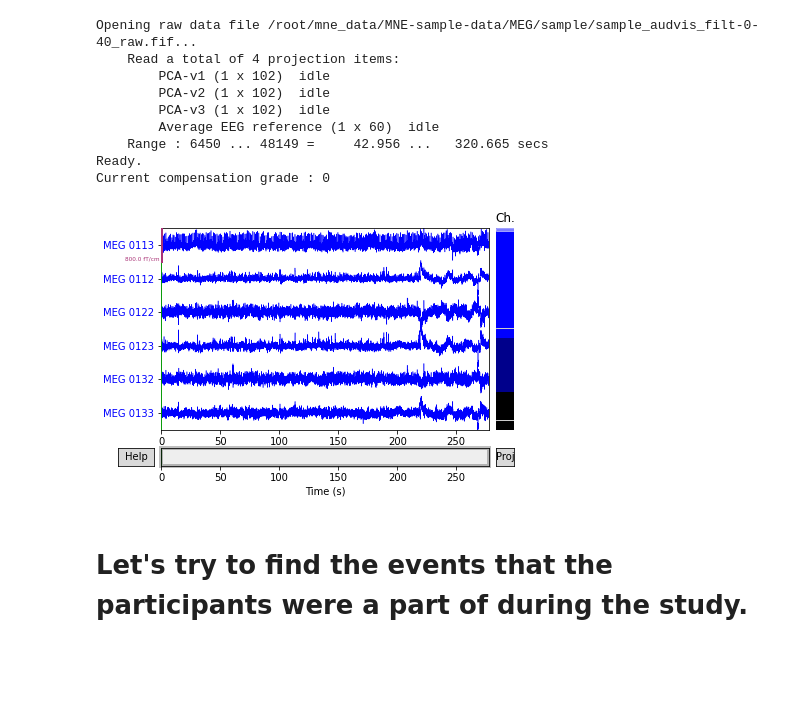
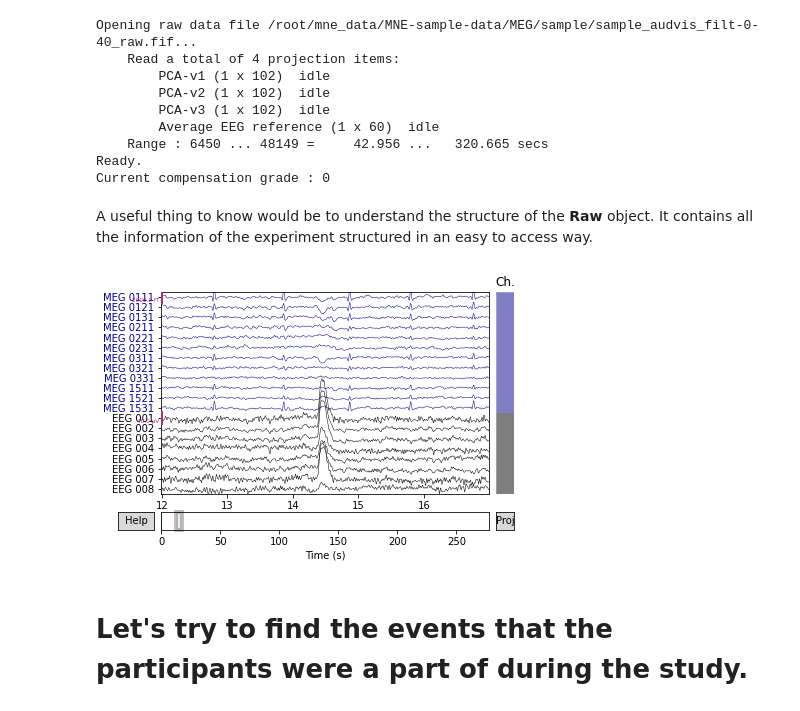
Before and after one commit to simpleParadox/PSYCO-576-Fall-2020, a Jupyter notebook: PSYCO_576_ML_for_Psychology_DW_1.ipynb, the cells around one changed output. Cells and saved outputs as stored; diff of their text form; code cells hidden in the pictures; blank space fills up the shorter version.

```diff
--- a/PSYCO_576_ML_for_Psychology_DW_1.ipynb
+++ b/PSYCO_576_ML_for_Psychology_DW_1.ipynb
@@ -100,14 +103,24 @@ Opening raw data file /root/mne_data/MNE-sample-data/MEG/sample/sample_audvis_fi
     Range : 6450 ... 48149 =     42.956 ...   320.665 secs
 Ready.
 Current compensation grade : 0
+# %% [markdown]
+A useful thing to know would be to understand the structure of the **Raw** object. It contains all the information of the experiment structured in an easy to access way.
 # %%
 chs = ['MEG 0111', 'MEG 0121', 'MEG 0131', 'MEG 0211', 'MEG 0221', 'MEG 0231',
-       'MEG 0311', 'EEG 001', 'EEG 002', 'EEG 003', 'EEG 004', 'EEG 005']
+       'MEG 0311', 'MEG 0321', 'MEG 0331', 'MEG 1511', 'MEG 1521', 'MEG 1531',
+       'EEG 001', 'EEG 002', 'EEG 003', 'EEG 004', 'EEG 005', 'EEG 006',
+       'EEG 007', 'EEG 008']
 chan_idxs = [raw.ch_names.index(ch) for ch in chs]
-fig = raw.plot(order=chan_idxs, start=12, duration=5)
+fig = raw.plot(order=chan_idxs, start=12,duration=5, n_channels=len(chs))  # Adjust the number of channels to visualize different results.
 fig.show()
+
+# chs = ['MEG 0111', 'MEG 0121', 'MEG 0131', 'MEG 0211', 'MEG 0221', 'MEG 0231',
+#        'MEG 0311', 'EEG 001', 'EEG 002', 'EEG 003', 'EEG 004', 'EEG 005']
+# chan_idxs = [raw.ch_names.index(ch) for ch in chs]
+# fig = raw.plot(order=chan_idxs, start=12, duration=5)
+# fig.show()
 # %% [output]
-[figure, old version]
+[figure, new version]
 # %% [markdown]
 # Let's try to find the events that the participants were a part of during the study.
 # %% [markdown]
```
Also changed, not shown: parts of 33 cells of this notebook.
